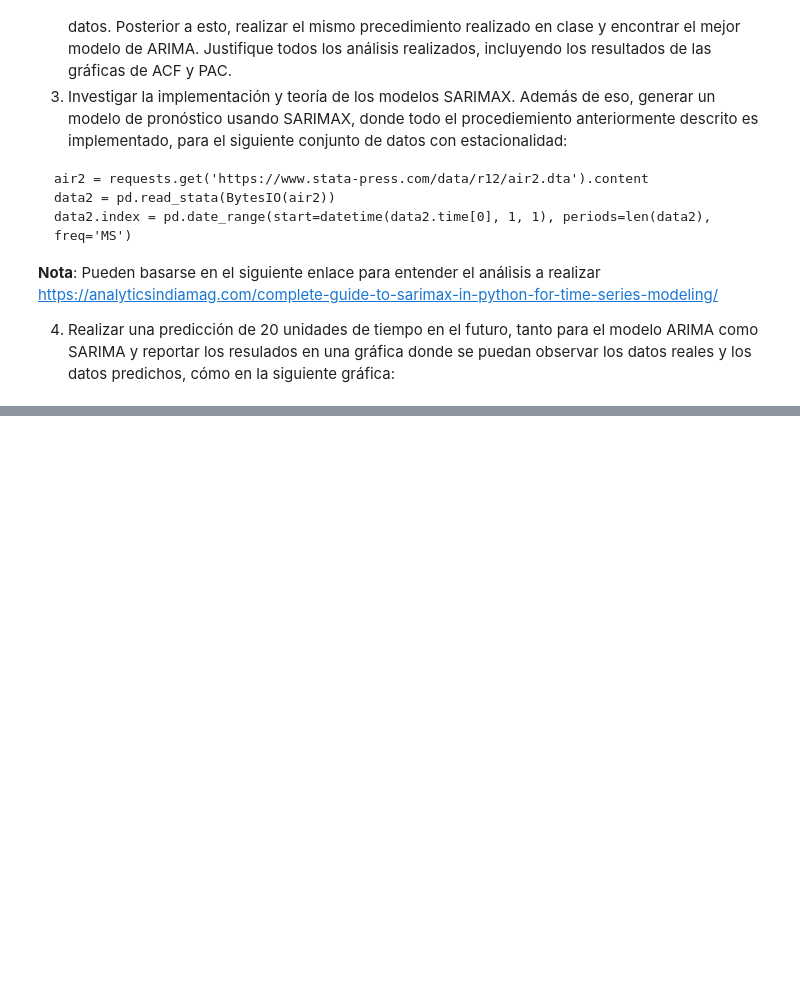
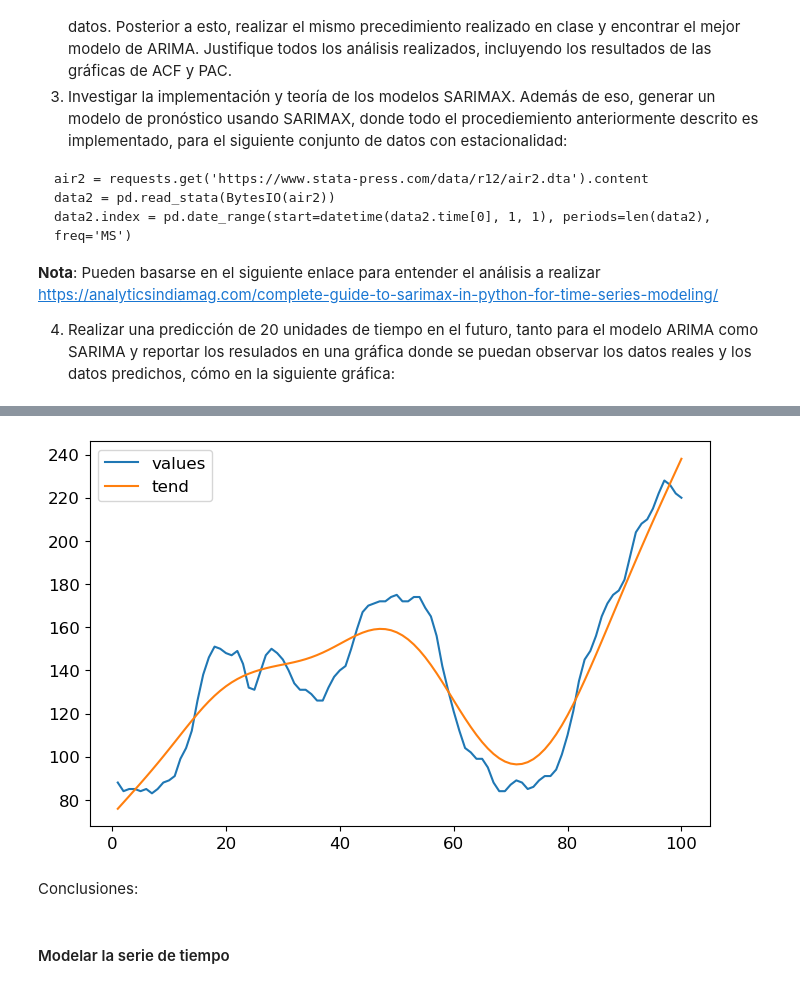
Before and after one commit to Claudia0806/Tarea2_CCCastillejos_LXPerez, a Jupyter notebook: Tarea2_CCCastillejos_LXPerez.ipynb, the cells around one changed output, grey strips where cells are left out. Saved outputs shown, nothing was run; the diff lists cells and outputs as text; code cells hidden in the pictures; blank space fills up the shorter version.

```diff
--- a/Tarea2_CCCastillejos_LXPerez.ipynb
+++ b/Tarea2_CCCastillejos_LXPerez.ipynb
@@ -57,0 +101,16 @@ FileNotFoundError: [Errno 2] No such file or directory: 'datasets/WWWusage.csv'
+# %%
+# Aplicando el filtro Hodrick-Prescott para separar en tendencia y
+# componente ciclico.
+df_ciclo, df_tend = sm.tsa.filters.hpfilter(df['values'])
+df['tend'] = df_tend
+# %%
+# graficando la serie de tiempo con la tendencia.
+df[['values', 'tend']].plot(figsize=(8, 5), fontsize=12);
+legend = plt.legend()
+legend.prop.set_size(14);
+# %% [output]
+[figure, added]
+# %% [markdown]
+Conclusiones:
+# %% [markdown]
+#### Modelar la serie de tiempo
```
Also changed, not shown: parts of 25 cells of this notebook.
